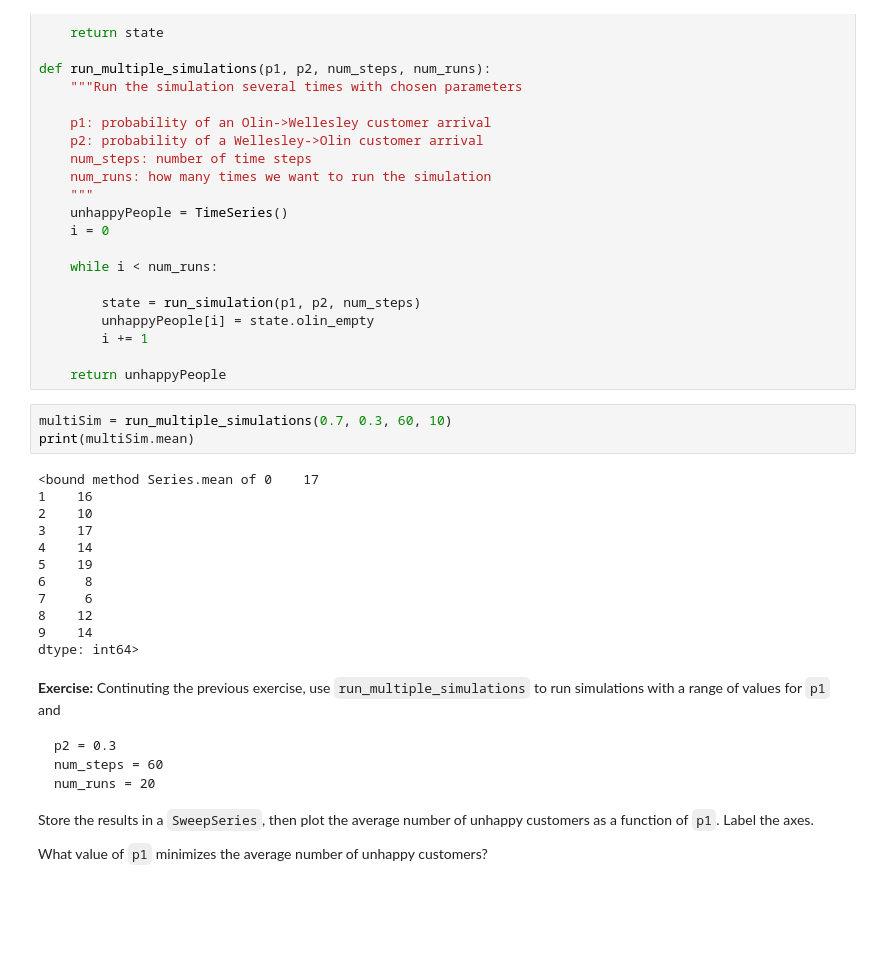
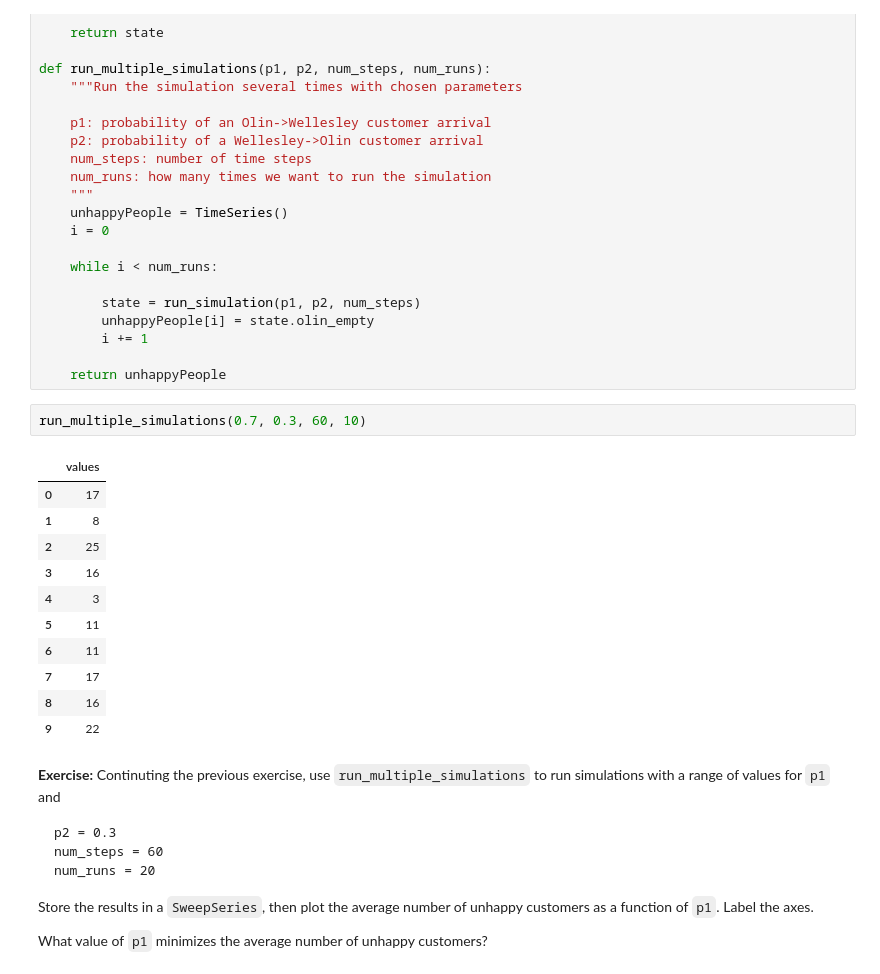
Before and after one commit to Inkering/ModSimPy, a Jupyter notebook: code/chap04mine.ipynb, the cells around one changed output. Drawn from its saved outputs; the diff is of its cells as text; blank space fills up the shorter version.

```diff
--- a/code/chap04mine.ipynb
+++ b/code/chap04mine.ipynb
@@ -391,20 +391,19 @@ def run_multiple_simulations(p1, p2, num_steps, num_runs):
 
     return unhappyPeople
 # %%
-multiSim = run_multiple_simulations(0.7, 0.3, 60, 10)
-print(multiSim.mean)
+run_multiple_simulations(0.7, 0.3, 60, 10)
 # %% [output]
-<bound method Series.mean of 0    17
-1    16
-2    10
-3    17
-4    14
-5    19
-6     8
-7     6
-8    12
-9    14
-dtype: int64>
+|  | values |
+| 0 | 17 |
+| 1 | 8 |
+| 2 | 25 |
+| 3 | 16 |
+| 4 | 3 |
+| 5 | 11 |
+| 6 | 11 |
+| 7 | 17 |
+| 8 | 16 |
+| 9 | 22 |
 # %% [markdown]
 **Exercise:**  Continuting the previous exercise, use `run_multiple_simulations` to run simulations with a range of values for `p1` and
 
```
Also changed, not shown: parts of 9 cells of this notebook.
